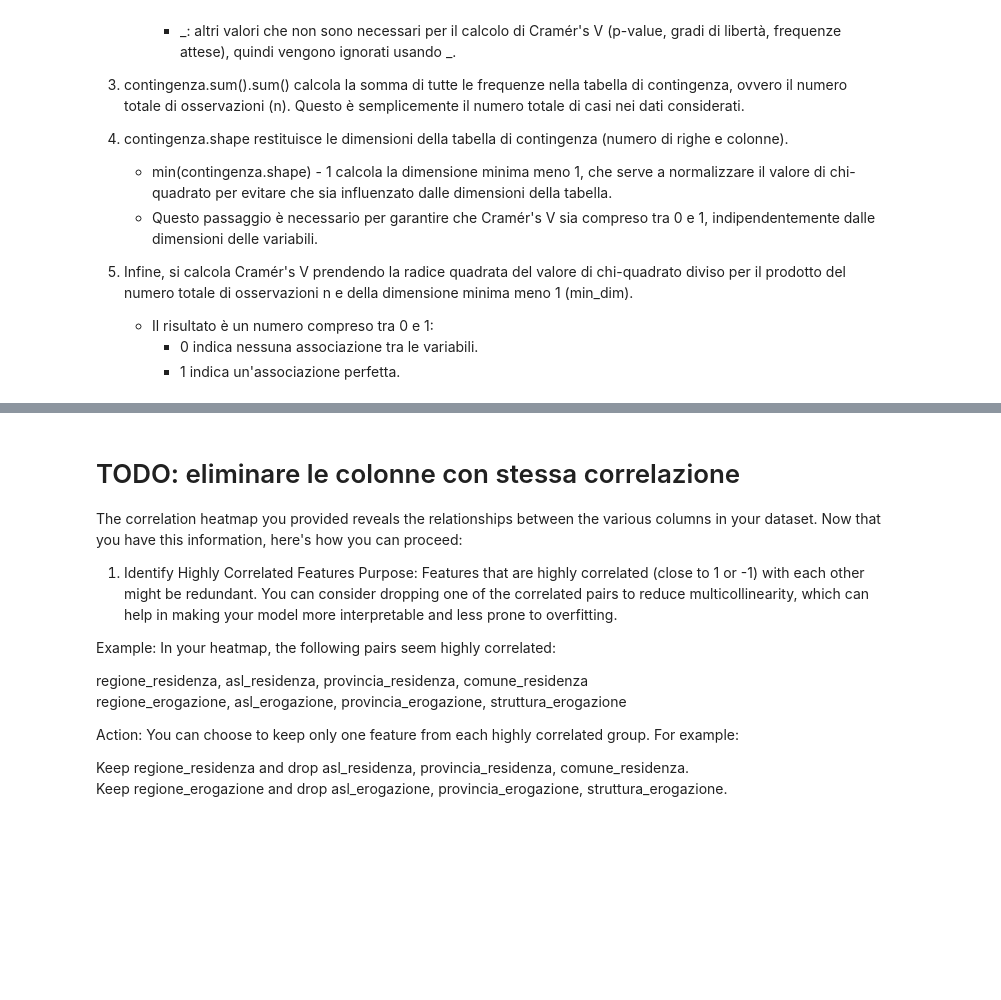
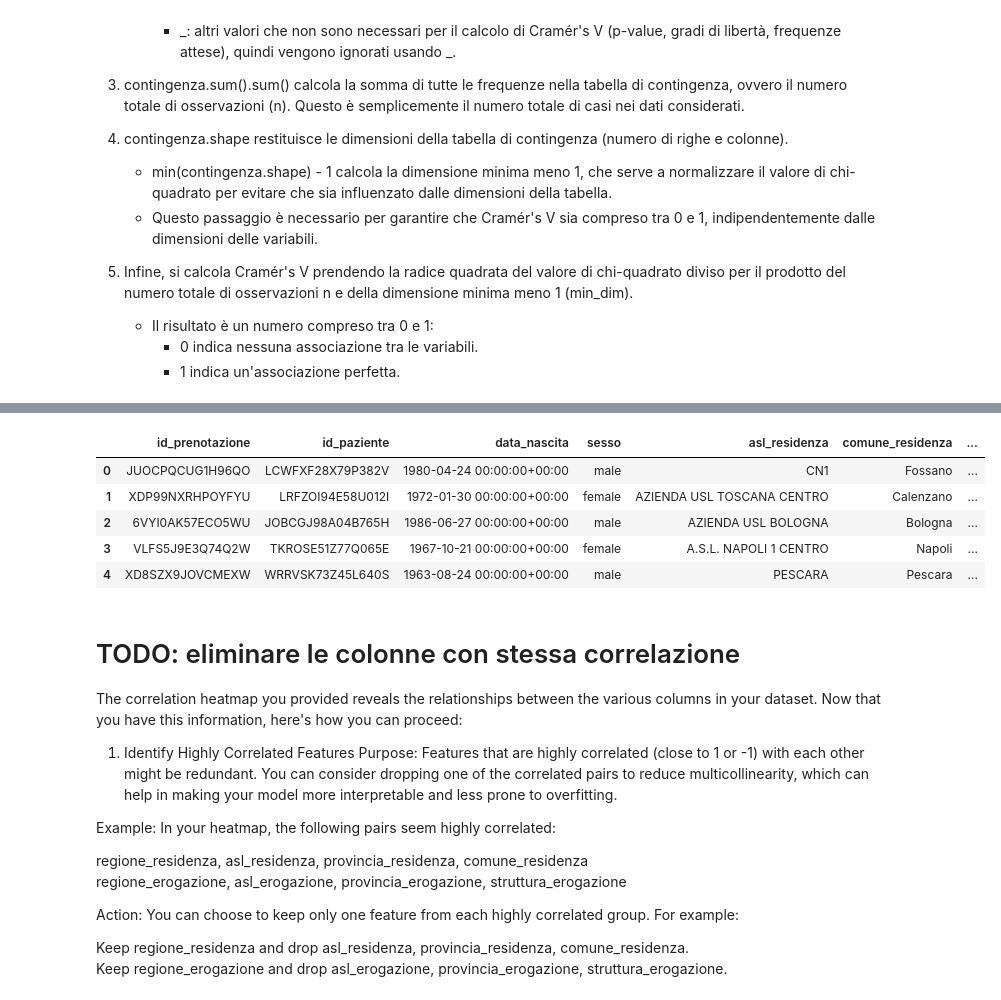
Before and after one commit to AlessiaRossi/Teleassistance-Supervised-Clustering, a Jupyter notebook: notebooks/EDA/feature_selection_corr.ipynb, the cells around one changed output, grey strips where cells are left out. Drawn from its saved outputs; the diff is of its cells as text; code cells hidden in the pictures; blank space fills up the shorter version.

```diff
--- a/notebooks/EDA/feature_selection_corr.ipynb
+++ b/notebooks/EDA/feature_selection_corr.ipynb
@@ -106,3 +110,33 @@ plt.show()
+# %%
+def remove_highly_correlated_columns(df, columns_to_remove):
+    '''
+    This function removes columns based on the correlation analysis.
+
+    Args:
+        df: DataFrame containing the data.
+        columns_to_remove: List of columns to be removed.
+
+    Returns:
+        DataFrame with the specified columns removed.
+    '''
+
+    df.drop(columns=columns_to_remove, inplace=True)
+    return df
+# %%
+columns_to_remove = [
+        'regione_residenza', 'provincia_residenza', 'regione_erogazione', 'provincia_erogazione', 'asl_erogazione'
+    ]
+df = remove_highly_correlated_columns(df, columns_to_remove)
+
+# visualizza il df con le colonne rimosse
+df.head()
+# %% [output]
+|  | id_prenotazione | id_paziente | data_nascita | sesso | asl_residenza | comune_residenza | ... |
+| 0 | JUOCPQCUG1H96QO | LCWFXF28X79P382V | 1980-04-24 00:00:00+00:00 | male | CN1 | Fossano | ... |
+| 1 | XDP99NXRHPOYFYU | LRFZOI94E58U012I | 1972-01-30 00:00:00+00:00 | female | AZIENDA USL TOSCANA CENTRO | Calenzano | ... |
+| 2 | 6VYI0AK57ECO5WU | JOBCGJ98A04B765H | 1986-06-27 00:00:00+00:00 | male | AZIENDA USL BOLOGNA | Bologna | ... |
+| 3 | VLFS5J9E3Q74Q2W | TKROSE51Z77Q065E | 1967-10-21 00:00:00+00:00 | female | A.S.L. NAPOLI 1 CENTRO | Napoli | ... |
+| 4 | XD8SZX9JOVCMEXW | WRRVSK73Z45L640S | 1963-08-24 00:00:00+00:00 | male | PESCARA | Pescara | ... |
 # %% [markdown]
 # TODO: eliminare le colonne con stessa correlazione
 The correlation heatmap you provided reveals the relationships between the various columns in your dataset. Now that you have this information, here's how you can proceed:
```
Also changed, not shown: parts of 2 cells of this notebook.
